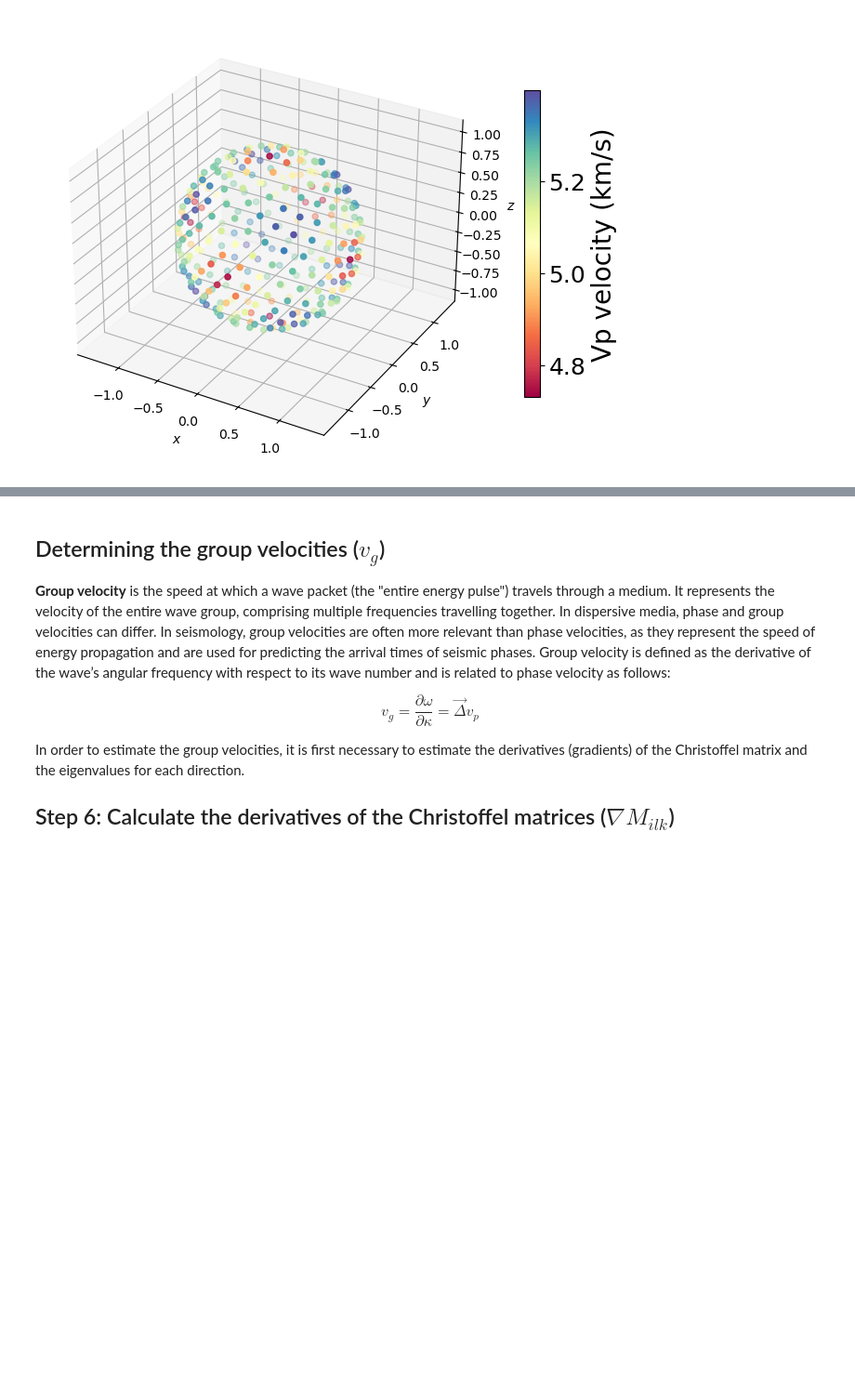
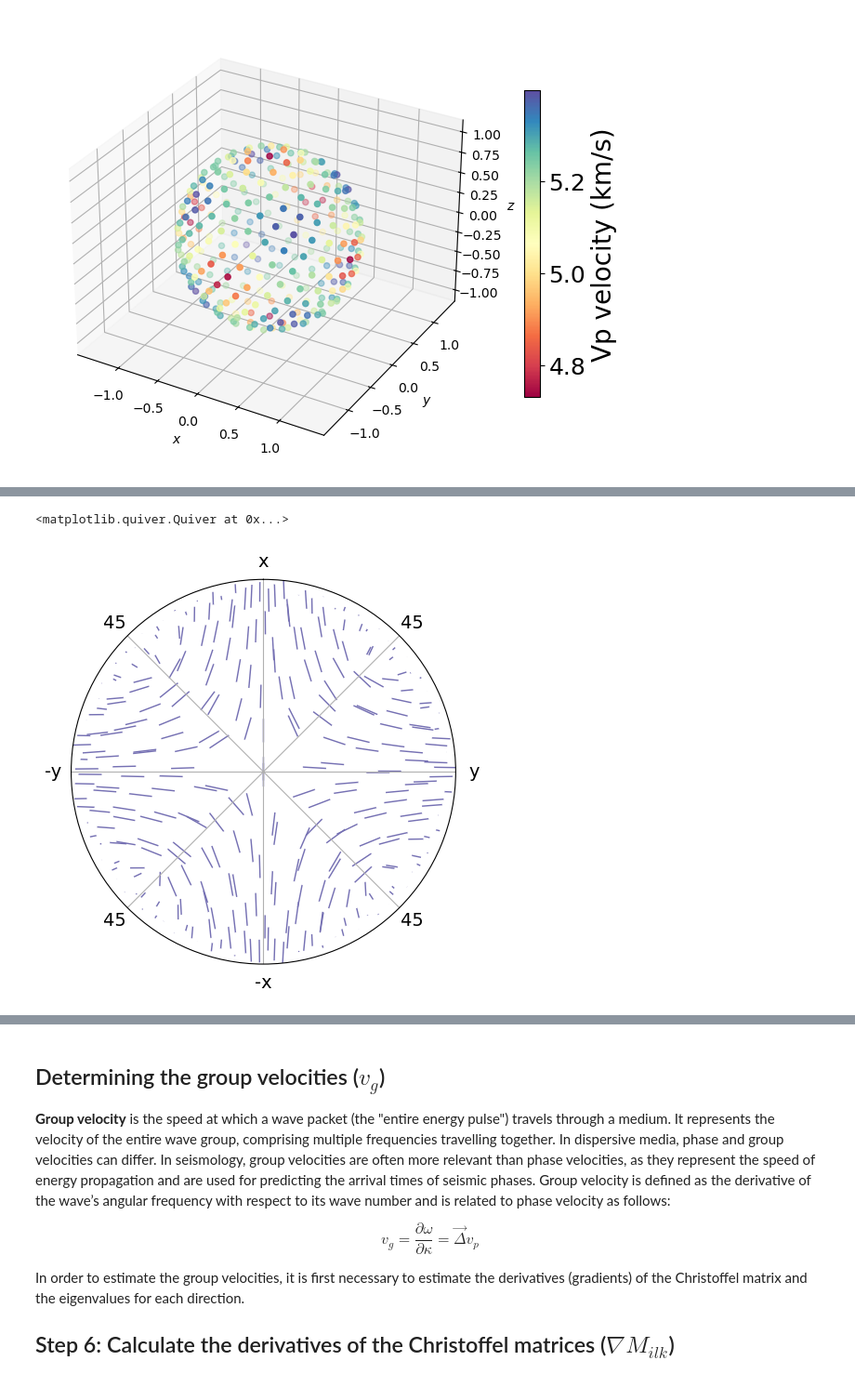
Before and after one commit to marcoalopez/PyRockWave, a Jupyter notebook: src/test_christoffel_stepbystep.ipynb, the cells around one changed output, grey strips where cells are left out. Shown at 93% size. Cells and saved outputs as stored; diff of their text form; code cells hidden in the pictures; blank space fills up the shorter version.

```diff
--- a/src/test_christoffel_stepbystep.ipynb
+++ b/src/test_christoffel_stepbystep.ipynb
@@ -226,0 +274,24 @@ _ = ax.axis('equal')
+# %%
+X, Y, U, V = prepare_quiver_data(wavevectors, eigenvectors[:, :, 1])
+
+#test
+fig4, ax = plt.subplots(subplot_kw=dict(projection='polar'), constrained_layout=True)
+
+# tweak figure
+ax.set_theta_direction(-1)
+ax.set_theta_zero_location('N')
+ax.set_xticks(np.arange(0, 2*np.pi, np.pi/4))
+ax.set_xticklabels(['x', '45', 'y', '45', '-x', '45', '-y', '45'], fontsize=14)
+ax.set_yticks([])
+
+ax.quiver(X,   # Vector position: angle
+          Y,   # Vector position: radii
+          U,   # x-componet of the vector
+          V,   # y-componet of the vector
+          color='#7570b3',
+          pivot='middle',
+          scale=13,
+          headwidth=0)
+# %% [output]
+<matplotlib.quiver.Quiver at 0x...>
+[figure, added]
```
Also changed, not shown: parts of 4 cells of this notebook.
